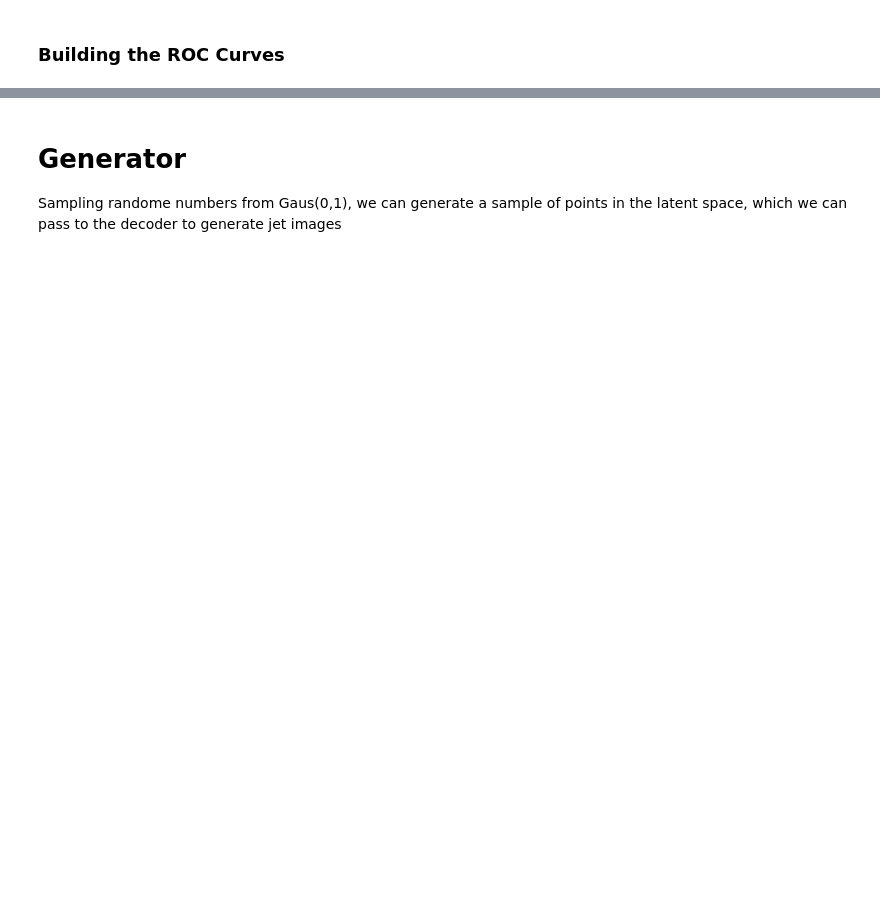
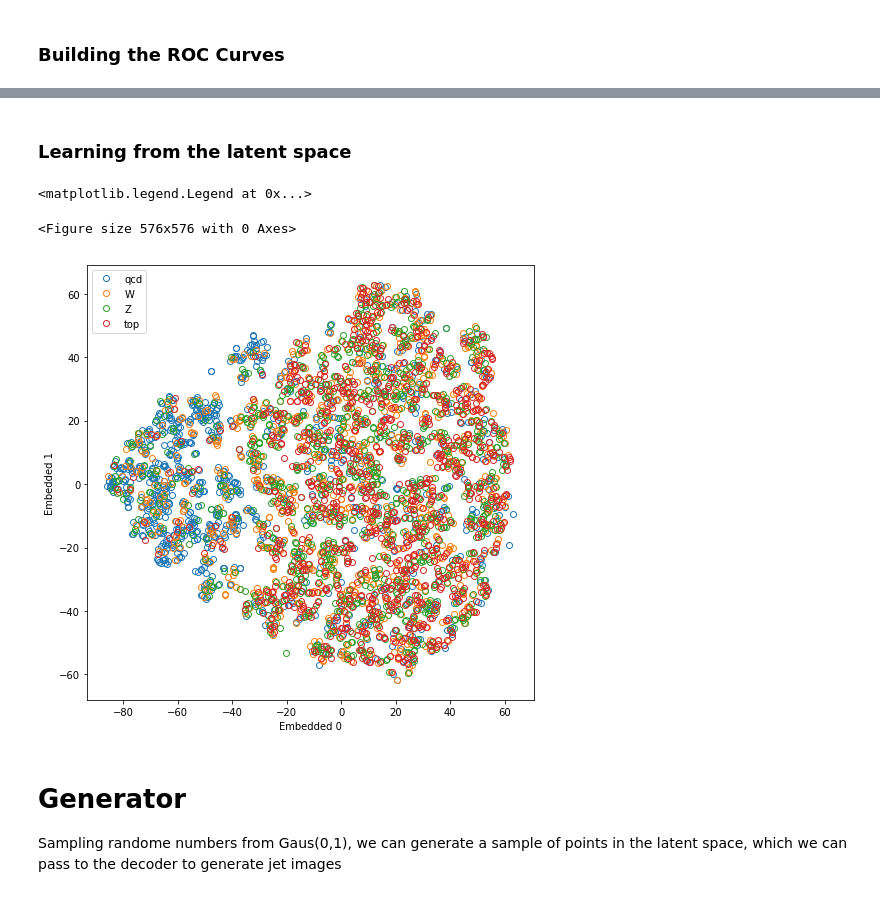
Before and after one commit to pierinim/tutorials, a Jupyter notebook: RTA_Workshop/VAE_AnomalyDetection.ipynb, the cells around one changed output, grey strips where cells are left out. Saved outputs shown, nothing was run; the diff lists cells and outputs as text; code cells hidden in the pictures; blank space fills up the shorter version.

Commit message:
Add TSNE

```diff
--- a/RTA_Workshop/VAE_AnomalyDetection.ipynb
+++ b/RTA_Workshop/VAE_AnomalyDetection.ipynb
@@ -306,3 +395,31 @@ plt.show()
+# %% [markdown]
+### Learning from the latent space
+# %%
+z_qcd = encoder.predict(X_test)[2]
+z_anomaly = []
+for i in range(len(labels)):
+    z_anomaly.append(encoder.predict(anomaly[i])[2])
+
+idx_max = 1000
+z_dset = z_qcd[:idx_max]
+for i in range(len(labels)):
+    z_dset = np.concatenate((z_dset, z_anomaly[i][:idx_max]))
+z_embedded = TSNE(n_components=2).fit_transform(z_dset)
+
+f = plt.figure(figsize=(8,8))
+all_labels = ['qcd', 'W', 'Z', 'top']
+f = plt.figure(figsize=(8,8))
+for i, n in enumerate(all_labels):
+    aux_z = z_embedded[i*idx_max: (i+1)*idx_max]
+    plt.plot(aux_z[:,0], aux_z[:,1],
+            'o', mfc='none', label=n)
+plt.xlabel('Embedded 0')
+plt.ylabel('Embedded 1')
+plt.legend(loc='best')
+# %% [output]
+<matplotlib.legend.Legend at 0x...>
+<Figure size 576x576 with 0 Axes>
+[figure, added]
 # %% [markdown]
 # Generator
 
```
Also changed, not shown: parts of 17 cells of this notebook.
